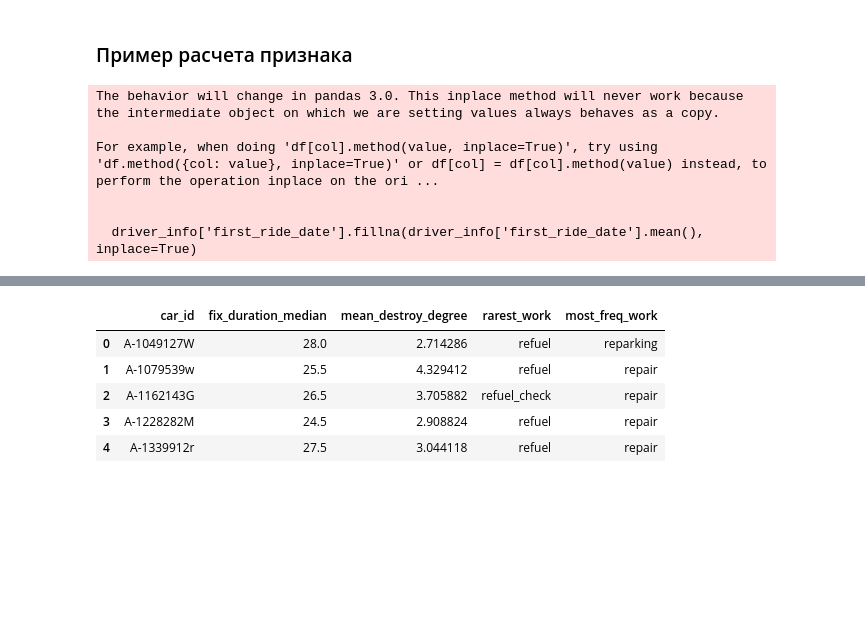
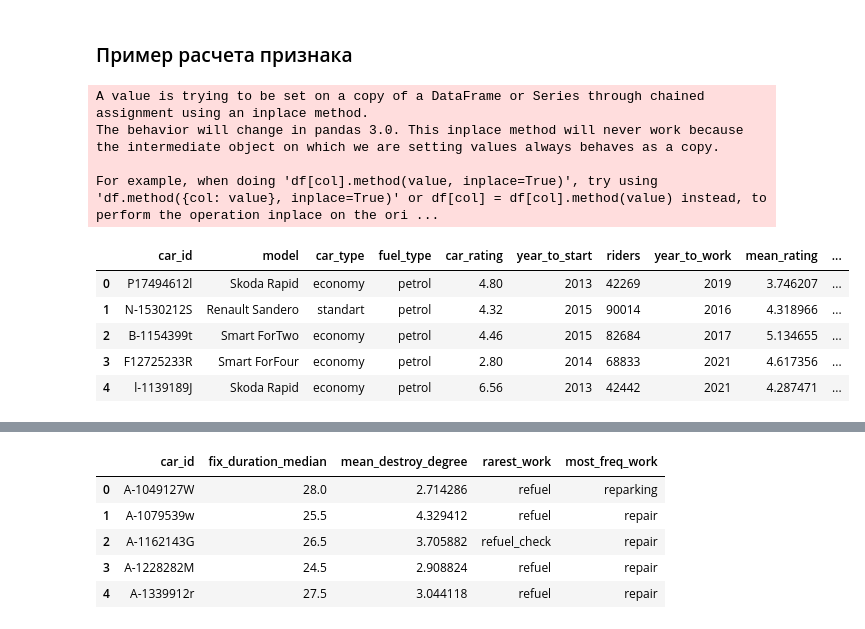
Before and after one commit to nik-gorby/MFTI_DPO, a Jupyter notebook: notebooks/Горбачев_Николай_Александрович_DataContest_HW.ipynb, the cells around one changed output, grey strips where cells are left out. Drawn from its saved outputs; the diff is of its cells as text; code cells hidden in the pictures; blank space fills up the shorter version.

```diff
--- a/notebooks/Горбачев_Николай_Александрович_DataContest_HW.ipynb
+++ b/notebooks/Горбачев_Николай_Александрович_DataContest_HW.ipynb
@@ -231,15 +265,24 @@ rides_df_gr = rides_info.groupby('car_id', as_index=False).agg(
                                                 )
 
 df = pd.merge(car_train, rides_df_gr, how='left', on='car_id')
+df_test = pd.merge(car_test, rides_df_gr, how='left', on='car_id')
 
 df['driver_expirience'] = (df['driver_expirience'] - df['driver_expirience'].min()) / (df['driver_expirience'].max() - df['driver_expirience'].min())
+df_test['driver_expirience'] = (df_test['driver_expirience'] - df_test['driver_expirience'].min()) / (df_test['driver_expirience'].max() - df_test['driver_expirience'].min())
 # %% [output]
+A value is trying to be set on a copy of a DataFrame or Series through chained assignment using an inplace method.
 The behavior will change in pandas 3.0. This inplace method will never work because the intermediate object on which we are setting values always behaves as a copy.
 
 For example, when doing 'df[col].method(value, inplace=True)', try using 'df.method({col: value}, inplace=True)' or df[col] = df[col].method(value) instead, to perform the operation inplace on the ori ...
-
-
-  driver_info['first_ride_date'].fillna(driver_info['first_ride_date'].mean(), inplace=True)
+# %%
+df_test.head(5)
+# %% [output]
+|  | car_id | model | car_type | fuel_type | car_rating | year_to_start | riders | year_to_work | mean_rating | ... |
+| 0 | P17494612l | Skoda Rapid | economy | petrol | 4.80 | 2013 | 42269 | 2019 | 3.746207 | ... |
+| 1 | N-1530212S | Renault Sandero | standart | petrol | 4.32 | 2015 | 90014 | 2016 | 4.318966 | ... |
+| 2 | B-1154399t | Smart ForTwo | economy | petrol | 4.46 | 2015 | 82684 | 2017 | 5.134655 | ... |
+| 3 | F12725233R | Smart ForFour | economy | petrol | 2.80 | 2014 | 68833 | 2021 | 4.617356 | ... |
+| 4 | l-1139189J | Skoda Rapid | economy | petrol | 6.56 | 2013 | 42442 | 2021 | 4.287471 | ... |
 # %%
 df.head(5)
 # %% [output]
```
Also changed, not shown: parts of 102 cells of this notebook, 31 other files.
